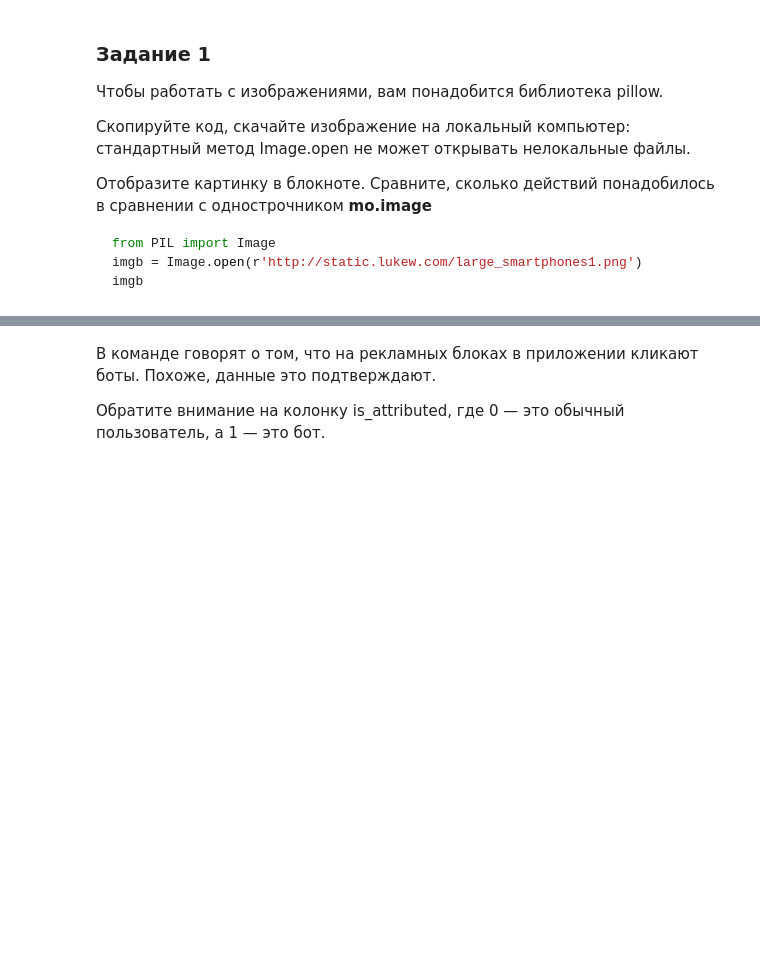
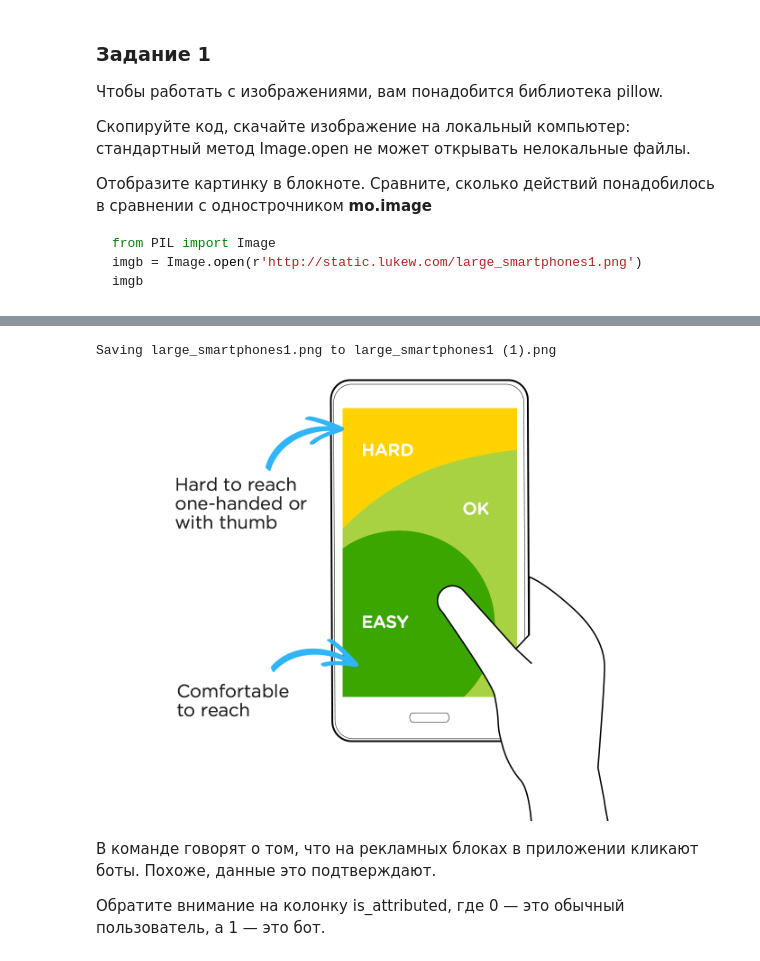
Before and after one commit to anyatrs/-, a Jupyter notebook: HW2_Тарасова.ipynb, the cells around one changed output, grey strips where cells are left out. Saved outputs shown, nothing was run; the diff lists cells and outputs as text; code cells hidden in the pictures; blank space fills up the shorter version.

```diff
--- a/HW2_Тарасова.ipynb
+++ b/HW2_Тарасова.ipynb
@@ -86,0 +115,14 @@ imgb
+# %%
+#Так как работаю из колаба, изображение нужно загруить в саму среду, а не на свое устройство
+from PIL import Image
+from google.colab import files
+import io
+
+
+uploaded = files.upload()
+
+filename = list(uploaded.keys())[0]
+
+imgb = Image.open(io.BytesIO(uploaded[filename]))
+imgb
+# %% [output]
@@ -87,3 +130,5 @@ imgb
+Saving large_smartphones1.png to large_smartphones1 (1).png
+[figure, added]
 # %% [markdown]
 В команде говорят о том, что на рекламных блоках в приложении кликают боты. Похоже, данные это подтверждают.
 
```
Also changed, not shown: parts of 8 cells of this notebook.
